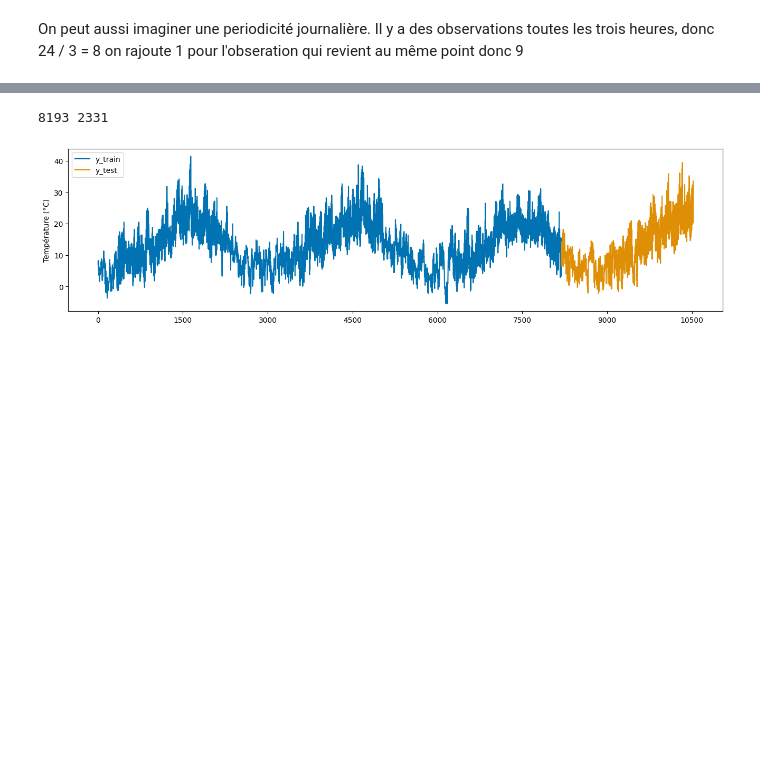
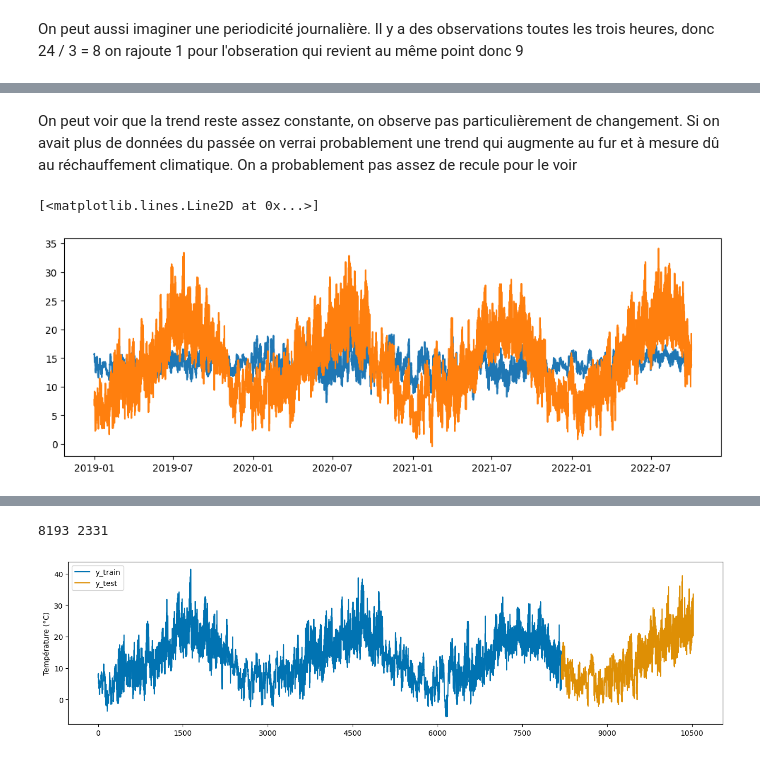
Before and after one commit to JAndretti/Projet-Time-Series-E5, a Jupyter notebook: main.ipynb, the cells around one changed output, grey strips where cells are left out. Cells and saved outputs as stored; diff of their text form; code cells hidden in the pictures; blank space fills up the shorter version.

```diff
--- a/main.ipynb
+++ b/main.ipynb
@@ -276,0 +297,9 @@ plt.plot(result.trend)
+# %% [markdown]
+On peut voir que la trend reste assez constante, on observe pas particulièrement de changement. Si on avait plus de données du passée on verrai probablement une trend qui augmente au fur et à mesure dû au réchauffement climatique. On a probablement pas assez de recule pour le voir
+# %%
+plt.figure(figsize=(12,4))
+plt.plot(result.resid+ result.trend)
+plt.plot(df_Date['Température (°C)'])
+# %% [output]
+[<matplotlib.lines.Line2D at 0x...>]
+[figure, added]
```
Also changed, not shown: parts of 69 cells of this notebook.
